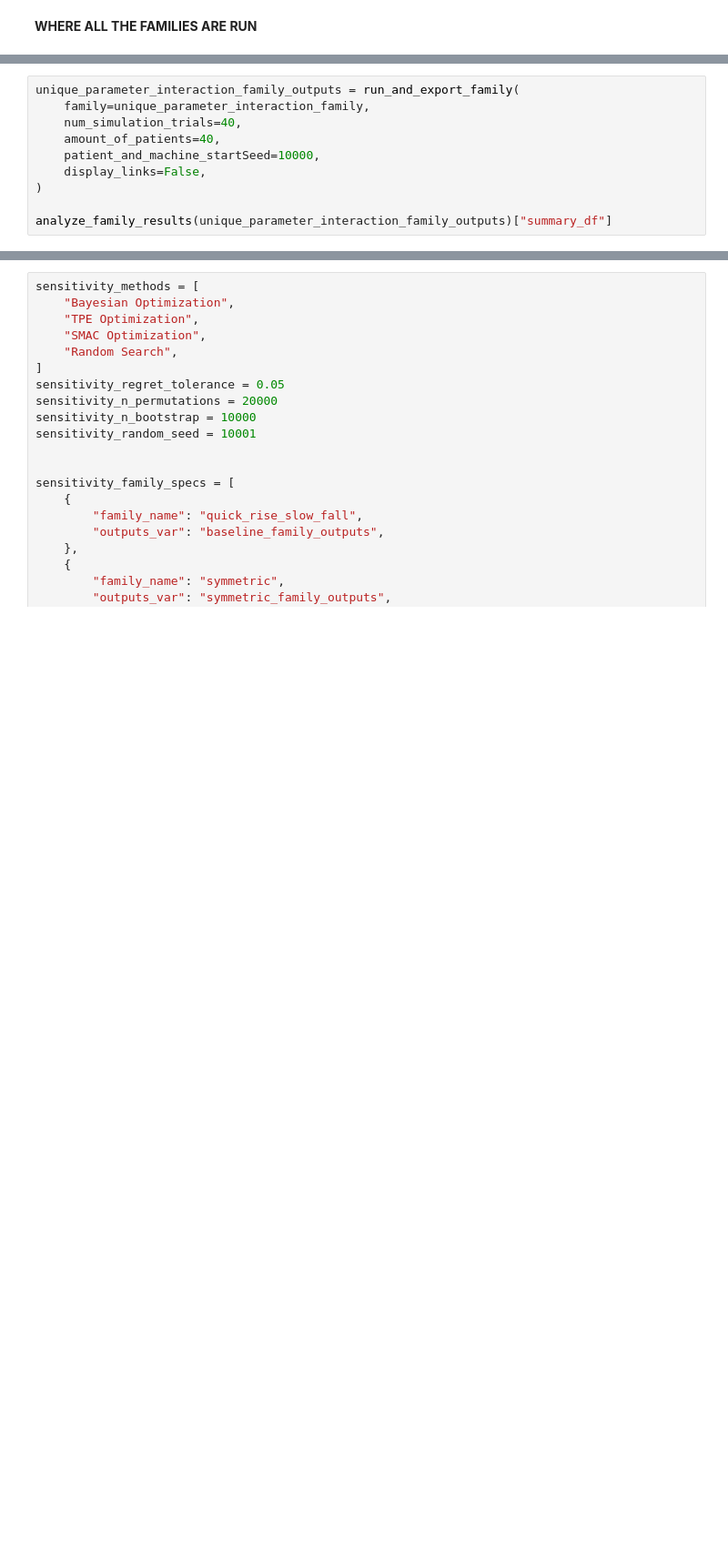
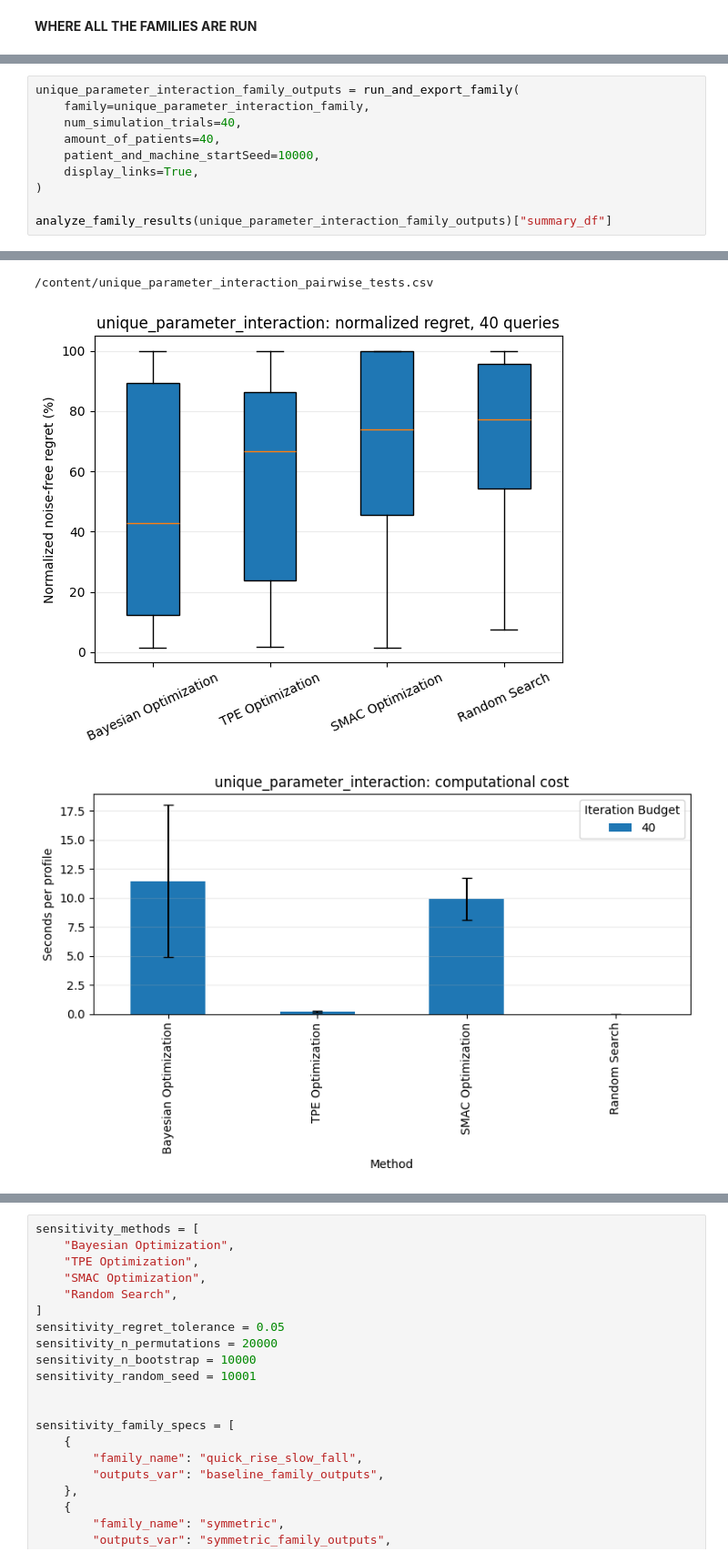
Before and after one commit to johnathan-ding/taVNS-simulation, a Jupyter notebook: Machine_Learning_Optimization_Demonstration (2).ipynb, the cells around one changed output, grey strips where cells are left out. Shown at 91% size. Saved outputs shown, nothing was run; the diff lists cells and outputs as text; blank space fills up the shorter version.

```diff
--- a/Machine_Learning_Optimization_Demonstration (2).ipynb
+++ b/Machine_Learning_Optimization_Demonstration (2).ipynb
@@ -2233,7 +2377,8 @@ unique_parameter_interaction_family_outputs = run_and_export_family(
     num_simulation_trials=40,
     amount_of_patients=40,
     patient_and_machine_startSeed=10000,
-    display_links=False,
+    display_links=True,
 )
 
 analyze_family_results(unique_parameter_interaction_family_outputs)["summary_df"]
+# %% [output]
@@ -2239,0 +2406,3 @@ analyze_family_results(unique_parameter_interaction_family_outputs)["summary_df"
+/content/unique_parameter_interaction_pairwise_tests.csv
+[figure, added]
+[figure, added]
```
Also changed, not shown: parts of 11 cells of this notebook.
